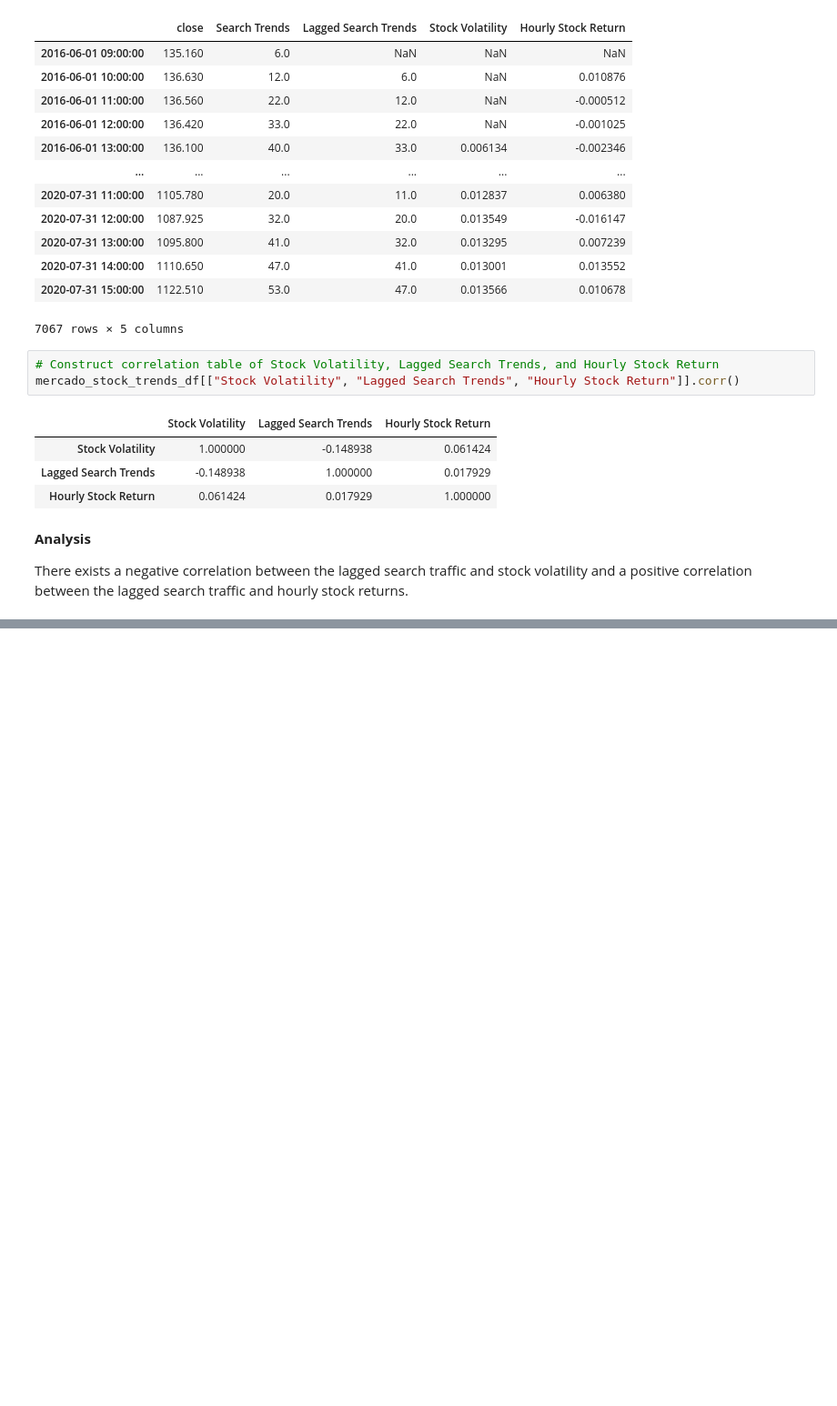
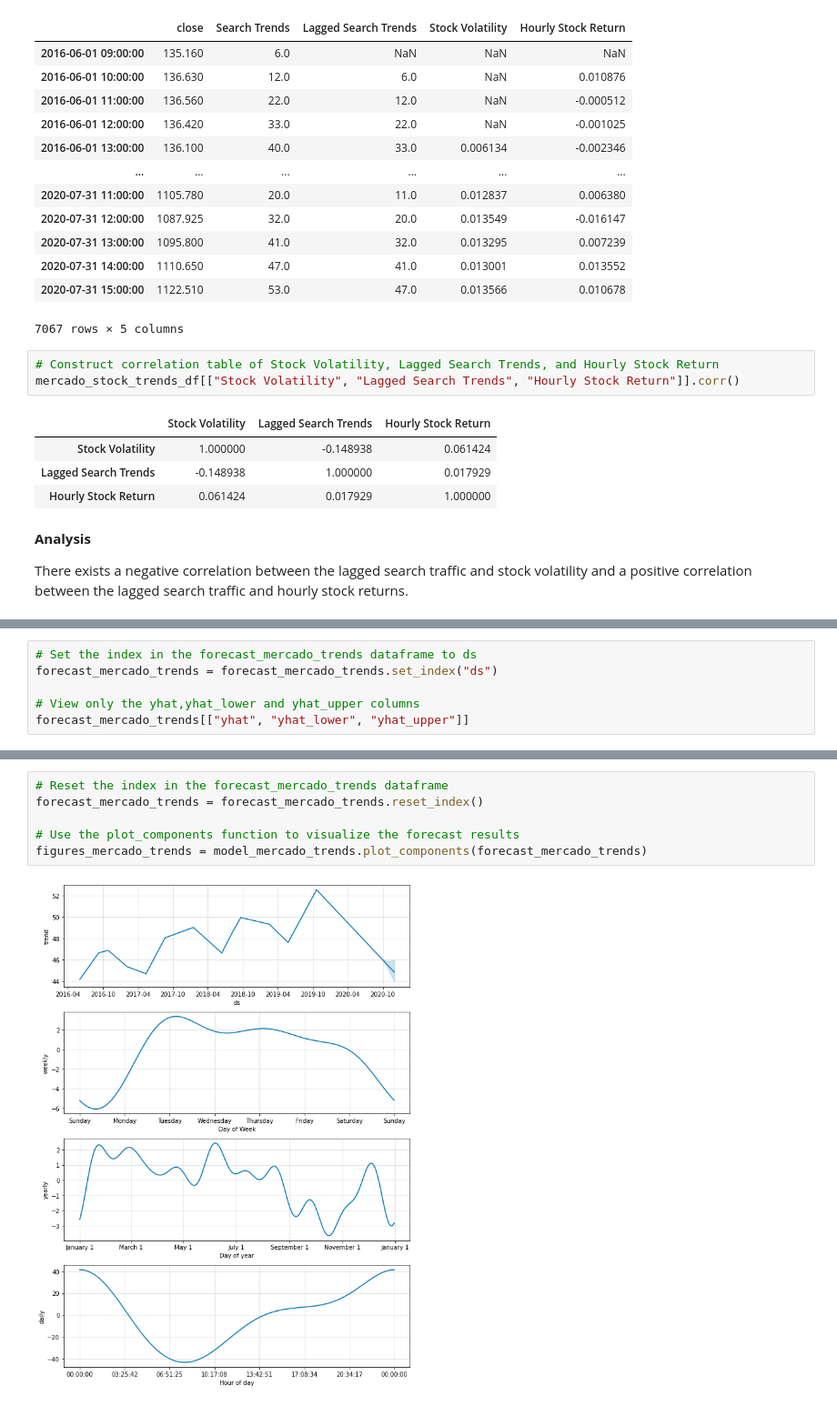
Before and after one commit to MajidKouki/c9-forecasting-net-profit, a Jupyter notebook: forecasting_net_prophet.ipynb, the cells around one changed output, grey strips where cells are left out. Shown at 91% size. Drawn from its saved outputs; the diff is of its cells as text; blank space fills up the shorter version.

```diff
--- a/forecasting_net_prophet.ipynb
+++ b/forecasting_net_prophet.ipynb
@@ -542,0 +418,6 @@ mercado_sales_forecast_quarter = # YOUR CODE HERE
+# %%
+# Set the index in the forecast_mercado_trends dataframe to ds
+forecast_mercado_trends = forecast_mercado_trends.set_index("ds")
+
+# View only the yhat,yhat_lower and yhat_upper columns
+forecast_mercado_trends[["yhat", "yhat_lower", "yhat_upper"]]
@@ -542,0 +450,8 @@ mercado_sales_forecast_quarter = # YOUR CODE HERE
+# %%
+# Reset the index in the forecast_mercado_trends dataframe
+forecast_mercado_trends = forecast_mercado_trends.reset_index()
+
+# Use the plot_components function to visualize the forecast results
+figures_mercado_trends = model_mercado_trends.plot_components(forecast_mercado_trends)
+# %% [output]
+[figure, added]
```
Also changed, not shown: parts of 64 cells of this notebook.
